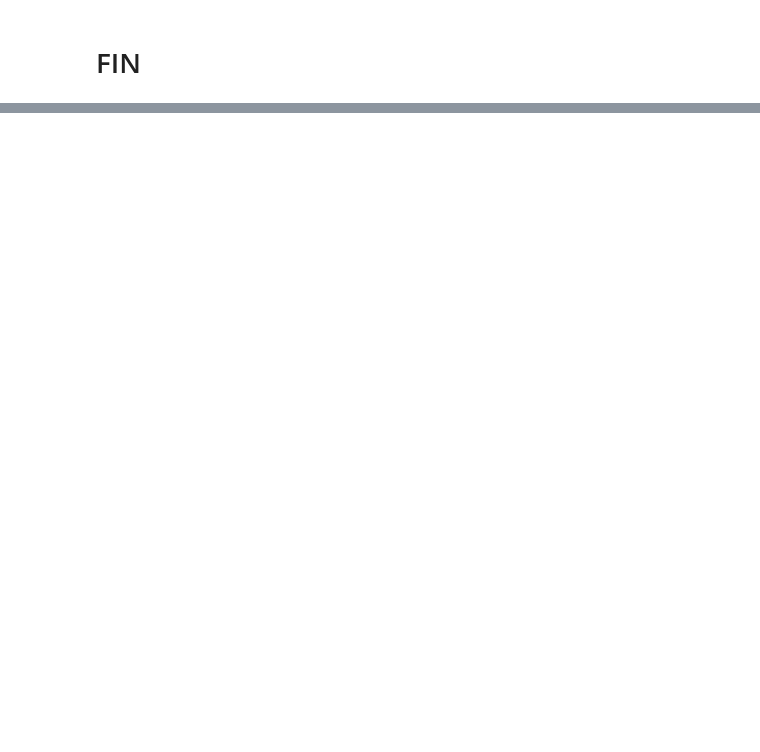
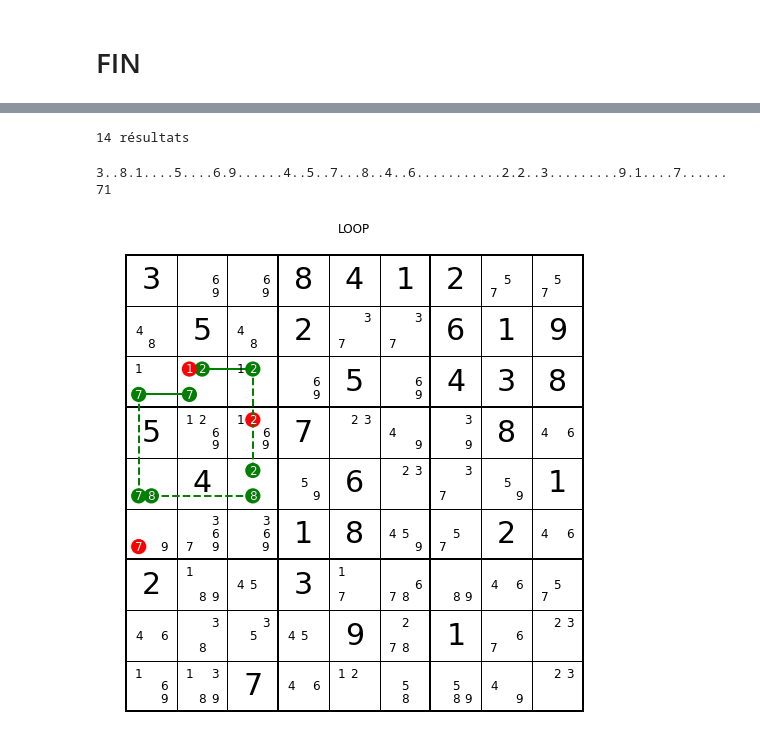
Before and after one commit to YvesLemaire/Jupyter-Puzzles, a Jupyter notebook: python/sudoku/sudoku.ipynb, the cells around one changed output, grey strips where cells are left out. Cells and saved outputs as stored; diff of their text form; code cells hidden in the pictures; blank space fills up the shorter version.

```diff
--- a/python/sudoku/sudoku.ipynb
+++ b/python/sudoku/sudoku.ipynb
@@ -1971,26 +2367,26 @@ Sauvegarder sur disque toutes les étapes de la résolution
 # %% [markdown]
 ## Outils de visualisation
 # %%
-def show(t):
+def show(t, dot = False):
     t.apply()
-    return t.image(explain=True)
+    return t.image(explain=True, dot = dot)
 
-def show_undo(t):
+def show_undo(t, dot = False):
     t.undo()
-    return t.image(explain=True)
+    return t.image(explain=True, dot = dot)
 
-def show_techniques(t, techniques):
+def show_techniques(t, techniques, dot = False):
     if not t.steps:
         t.calculate_steps()
     for i, e in enumerate(t.steps):
         if (type(techniques) == list and e.name in techniques) or e.name == techniques:
             if t.step <= i:
                 t.goto(i)
-                image = t.image(explain=True)
+                image = t.image(explain=True, dot = dot)
                 t.apply()
                 return image
 
-def show_techniques_undo(t, techniques):
+def show_techniques_undo(t, techniques, dot = False):
     if not t.steps:
         t.calculate_steps()
     l = []
@@ -2005,7 +2401,7 @@ def show_techniques_undo(t, techniques):
             state -= 1
     t.goto(j)
     if j in l:
-        image = t.image(explain=True)
+        image = t.image(explain=True, dot = dot)
         t.apply()
         return image
 
@@ -2253,0 +2716,9 @@ m = max(db[s].statistics['brutal'] for s in db)
+# %%
+q =db10.query('loop')
+# %% [output]
+14 résultats
+# %%
+db10.show_query(q)
+# %% [output]
+3..8.1....5....6.9......4..5..7...8..4..6...........2.2..3.........9.1....7...... 71
+[figure, added]
```
Also changed, not shown: parts of 61 cells of this notebook, 4 other files.
